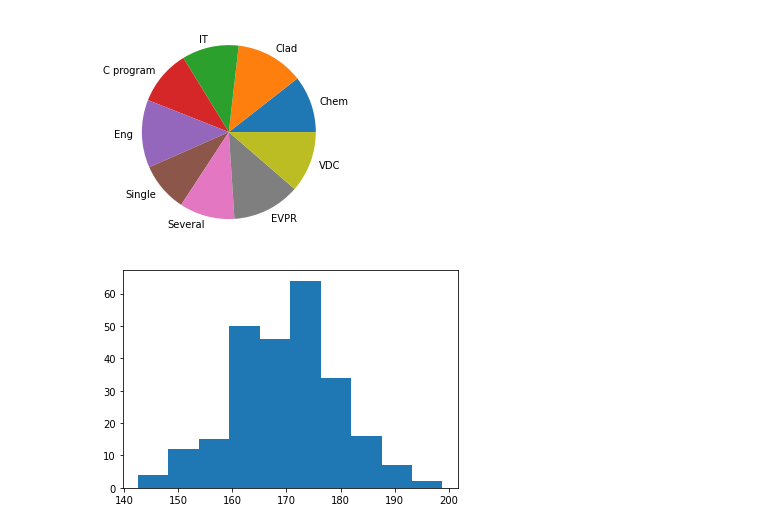
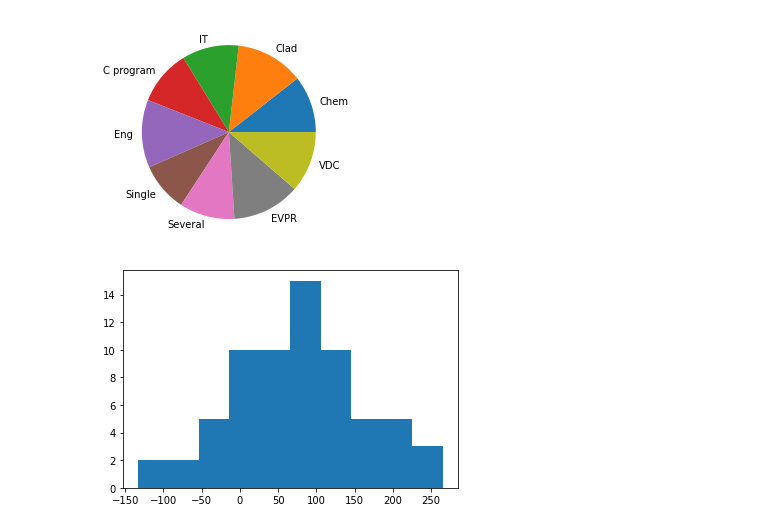
Before and after one commit to indukuribhavana/python-programs, a Jupyter notebook: Untitled10.ipynb, the cells around one changed output. Drawn from its saved outputs; the diff is of its cells as text; code cells hidden in the pictures.

```diff
--- a/Untitled10.ipynb
+++ b/Untitled10.ipynb
@@ -24,11 +80,11 @@ plt.show()
 # %%
 import matplotlib.pyplot as plt
 import numpy as np
 
-x = np.random.normal(170, 10, 250)
+x = np.random.normal(67, 80, 67)
 
 
 plt.hist(x)
 plt.show()
 # %% [output]
-[figure, old version]
+[figure, new version]
```
Also changed, not shown: parts of 27 cells of this notebook.
